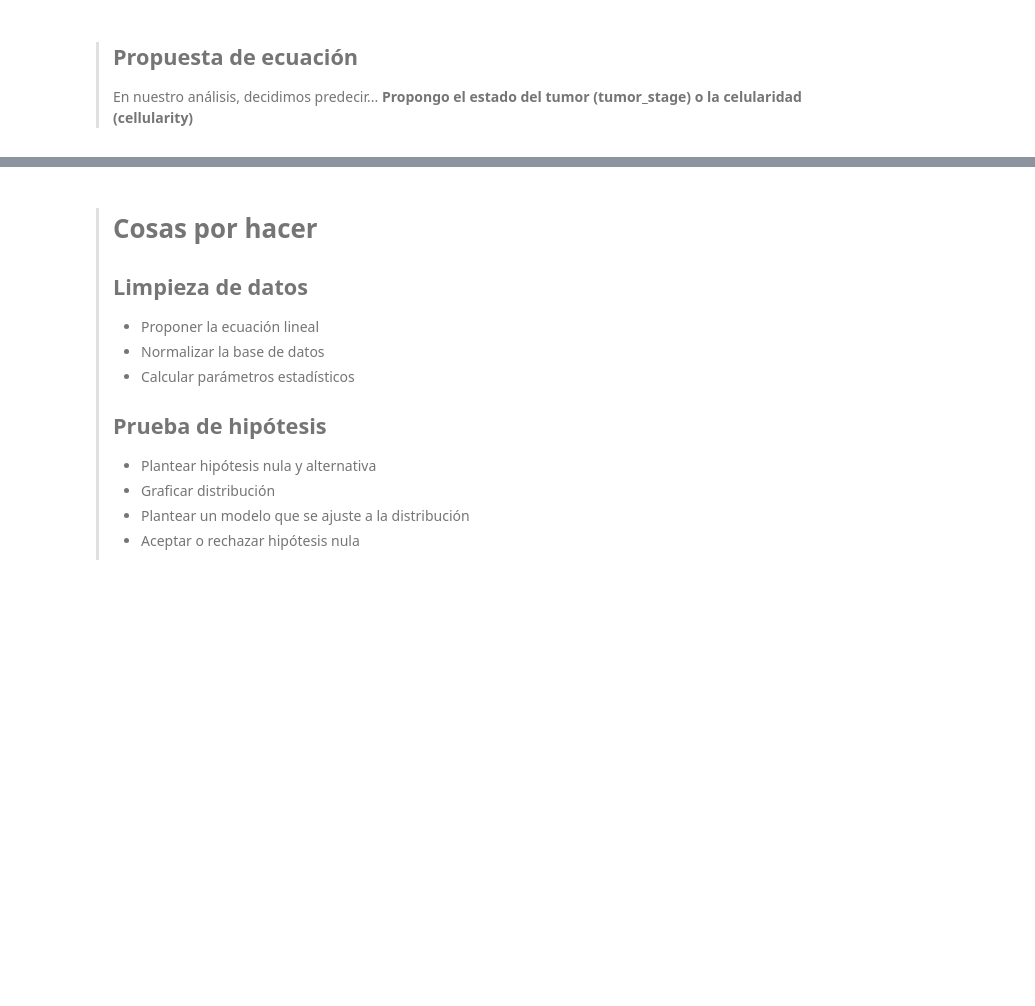
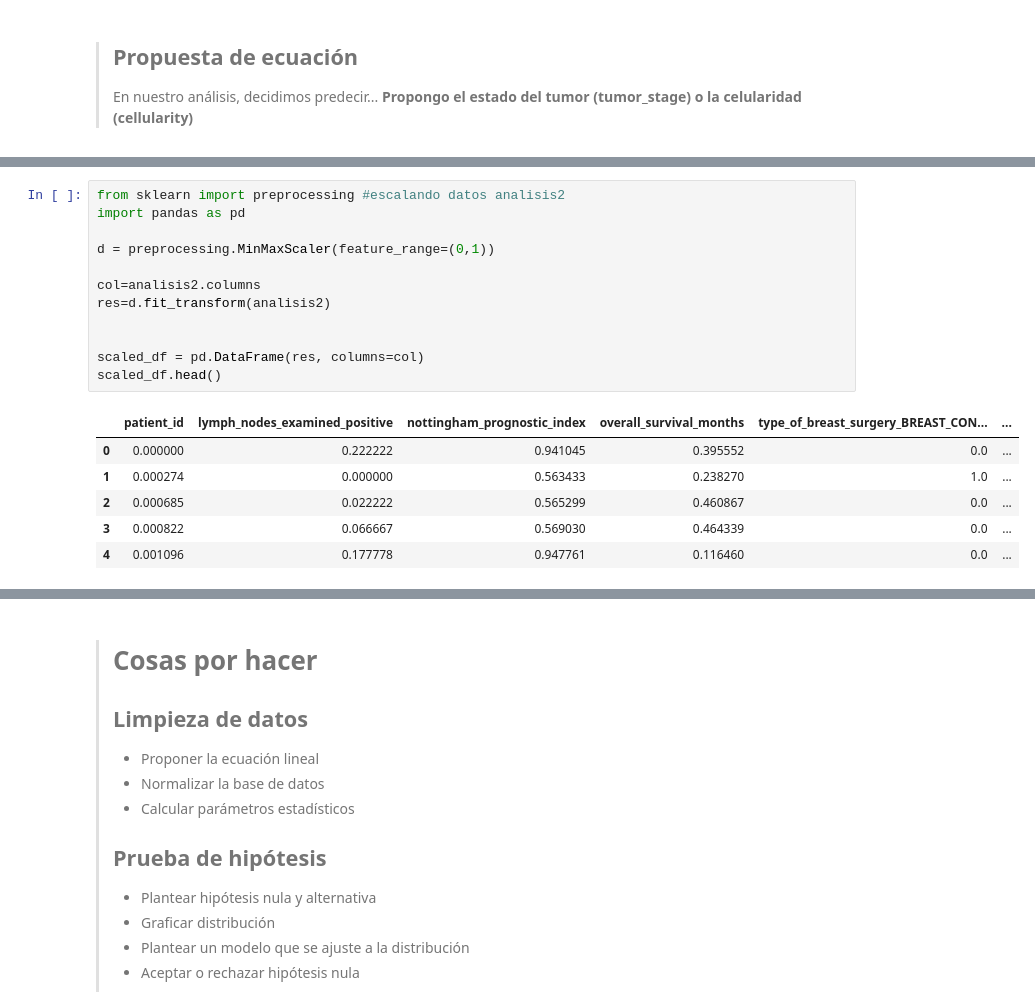
Before and after one commit to SebasM2000/DataBase_Sttcs, a Jupyter notebook: comp.ipynb, the cells around one changed output, grey strips where cells are left out. Drawn from its saved outputs; the diff is of its cells as text; blank space fills up the shorter version.

```diff
--- a/comp.ipynb
+++ b/comp.ipynb
@@ -229,0 +317,19 @@ sns.heatmap(analisis1.corr(), annot=True, cmap="RdYlGn")
+# %%
+from sklearn import preprocessing #escalando datos analisis2
+import pandas as pd
+
+d = preprocessing.MinMaxScaler(feature_range=(0,1))
+
+col=analisis2.columns
+res=d.fit_transform(analisis2)
+
+
+scaled_df = pd.DataFrame(res, columns=col)
+scaled_df.head()
+# %% [output]
+|  | patient_id | lymph_nodes_examined_positive | nottingham_prognostic_index | overall_survival_months | type_of_breast_surgery_BREAST_CON... | ... |
+| 0 | 0.000000 | 0.222222 | 0.941045 | 0.395552 | 0.0 | ... |
+| 1 | 0.000274 | 0.000000 | 0.563433 | 0.238270 | 1.0 | ... |
+| 2 | 0.000685 | 0.022222 | 0.565299 | 0.460867 | 0.0 | ... |
+| 3 | 0.000822 | 0.066667 | 0.569030 | 0.464339 | 0.0 | ... |
+| 4 | 0.001096 | 0.177778 | 0.947761 | 0.116460 | 0.0 | ... |
```
Also changed, not shown: parts of 9 cells of this notebook.
